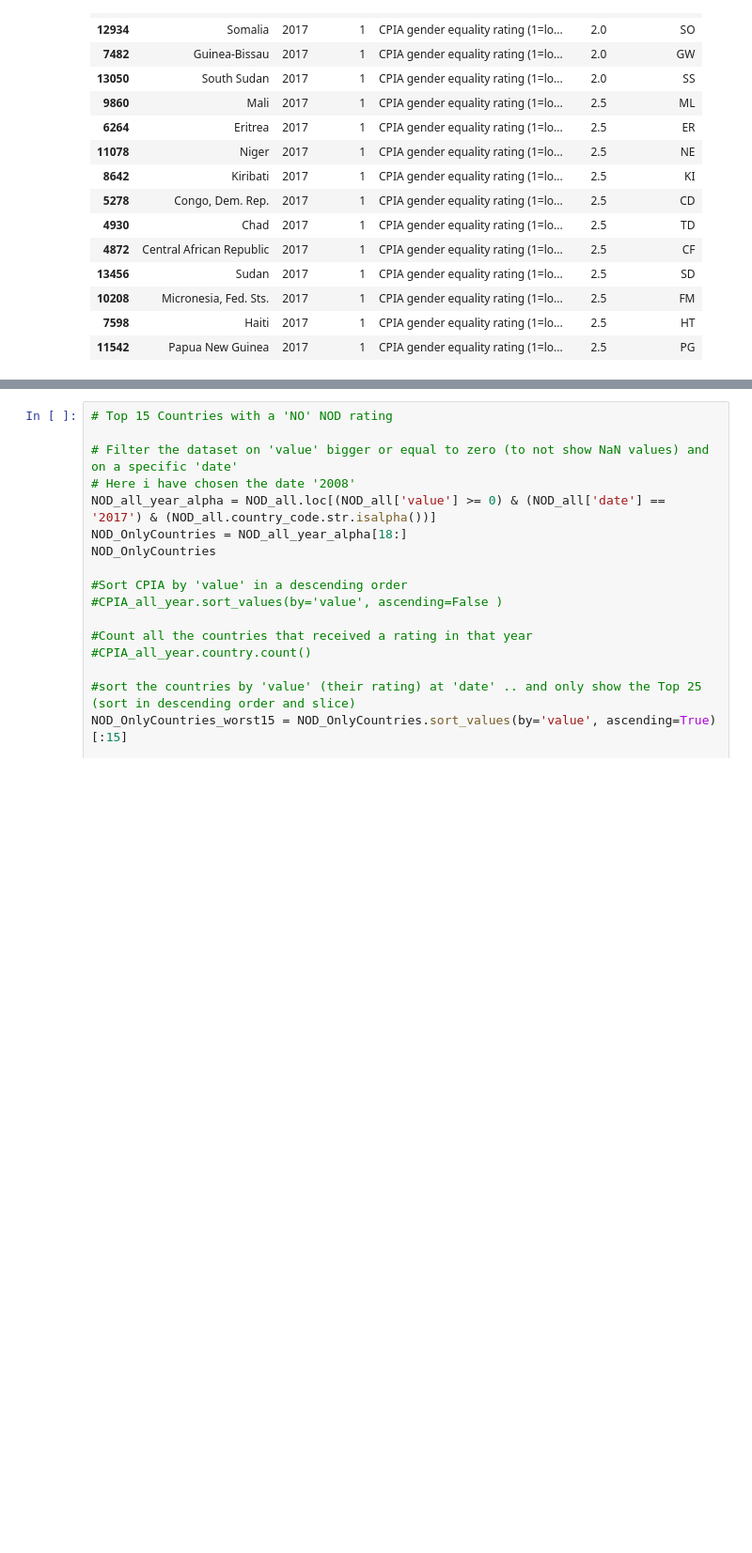
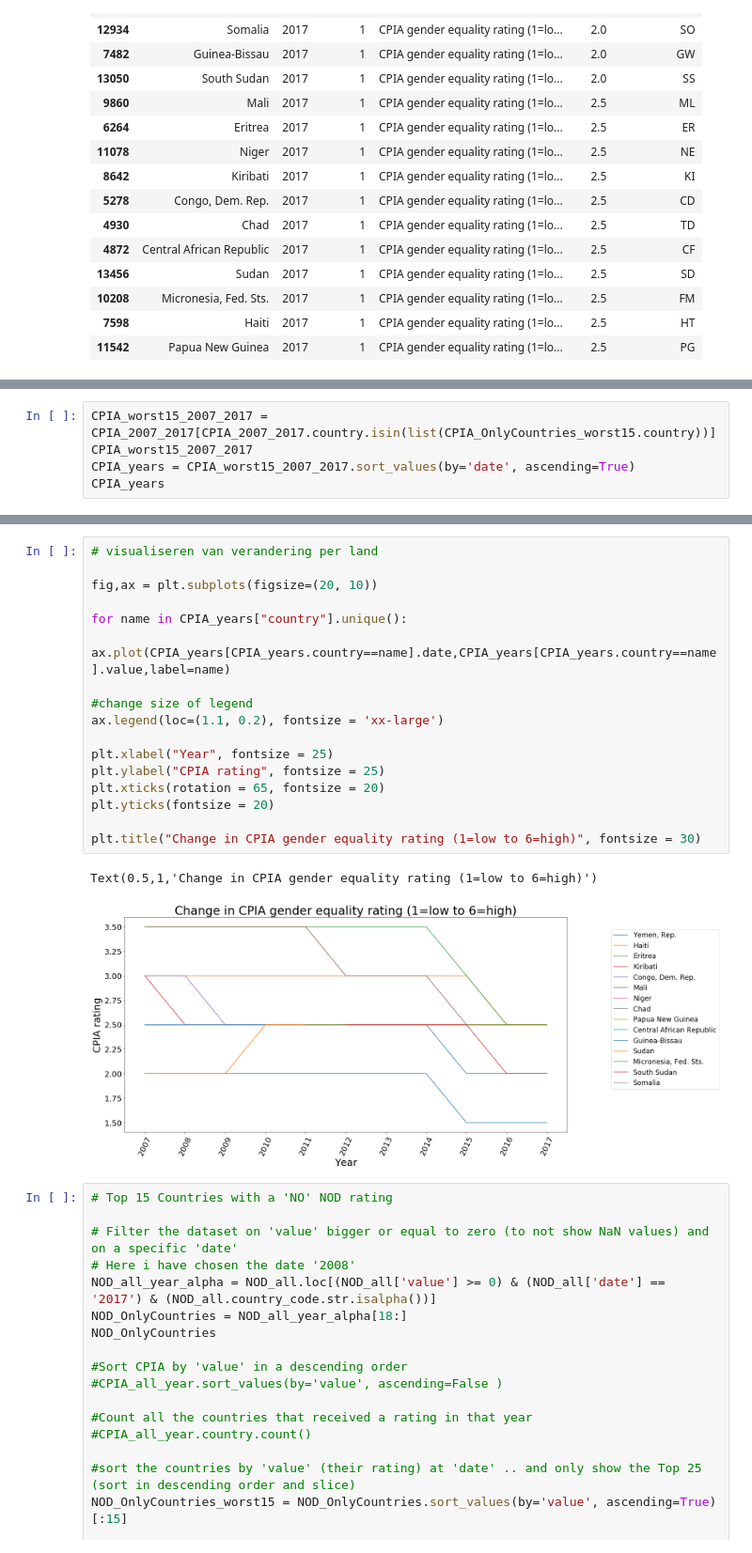
Before and after one commit to omar-d/EPA-WB-Equity, a Jupyter notebook: Deelvraag_1.ipynb, the cells around one changed output, grey strips where cells are left out. Shown at 94% size. Saved outputs shown, nothing was run; the diff lists cells and outputs as text; blank space fills up the shorter version.

```diff
--- a/Deelvraag_1.ipynb
+++ b/Deelvraag_1.ipynb
@@ -277,0 +280,5 @@ CPIA_2007_2017
+# %%
+CPIA_worst15_2007_2017 = CPIA_2007_2017[CPIA_2007_2017.country.isin(list(CPIA_OnlyCountries_worst15.country))]
+CPIA_worst15_2007_2017
+CPIA_years = CPIA_worst15_2007_2017.sort_values(by='date', ascending=True)
+CPIA_years
@@ -278,3 +304,23 @@ CPIA_2007_2017
+# %%
+# visualiseren van verandering per land
+
+fig,ax = plt.subplots(figsize=(20, 10))
+
+for name in CPIA_years["country"].unique():
+    ax.plot(CPIA_years[CPIA_years.country==name].date,CPIA_years[CPIA_years.country==name].value,label=name)
+
+#change size of legend
+ax.legend(loc=(1.1, 0.2), fontsize = 'xx-large')
+
+plt.xlabel("Year", fontsize = 25)
+plt.ylabel("CPIA rating", fontsize = 25)
+plt.xticks(rotation = 65, fontsize = 20)
+plt.yticks(fontsize = 20)
+
+plt.title("Change in CPIA gender equality rating (1=low to 6=high)", fontsize = 30)
+# %% [output]
+Text(0.5,1,'Change in CPIA gender equality rating (1=low to 6=high)')
+[figure, added]
 # %%
 # Top 15 Countries with a 'NO' NOD rating
 
```
Also changed, not shown: parts of 2 cells of this notebook.
